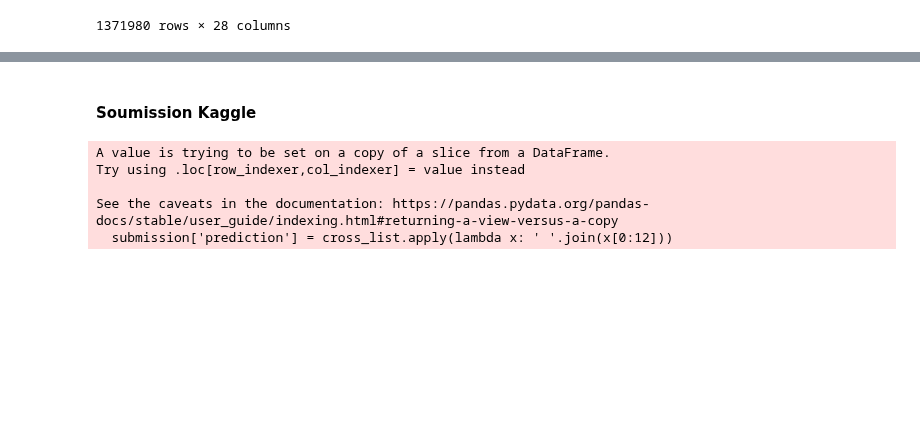
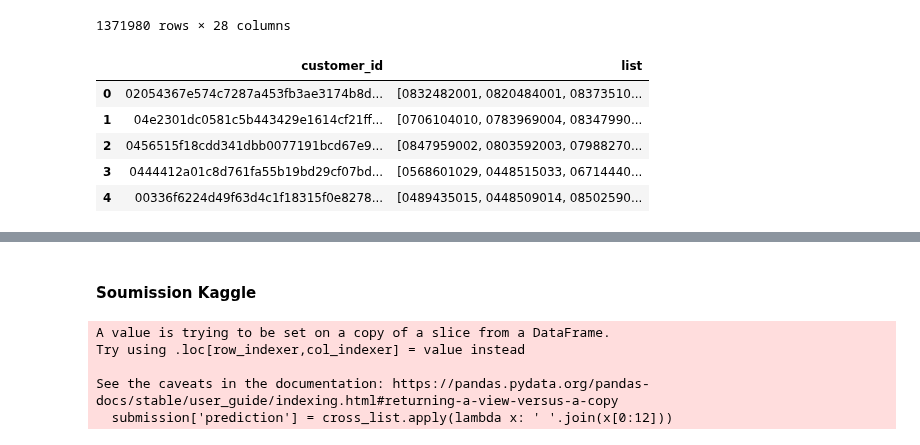
Before and after one commit to treb93/pyhm, a Jupyter notebook: 2-5 articles_shortlist.ipynb, the cells around one changed output, grey strips where cells are left out. Saved outputs shown, nothing was run; the diff lists cells and outputs as text; code cells hidden in the pictures; blank space fills up the shorter version.

```diff
--- a/2-5 articles_shortlist.ipynb
+++ b/2-5 articles_shortlist.ipynb
@@ -667,0 +647,10 @@ cross_list.to_pickle('pickles/cross_list.pkl')
+# %%
+pairs_list = pd.read_pickle("pickles/articles_pairs_list.pkl")
+pairs_list.head()
+# %% [output]
+|  | customer_id | list |
+| 0 | 02054367e574c7287a453fb3ae3174b8d... | [0832482001, 0820484001, 08373510... |
+| 1 | 04e2301dc0581c5b443429e1614cf21ff... | [0706104010, 0783969004, 08347990... |
+| 2 | 0456515f18cdd341dbb0077191bcd67e9... | [0847959002, 0803592003, 07988270... |
+| 3 | 0444412a01c8d761fa55b19bd29cf07bd... | [0568601029, 0448515033, 06714440... |
+| 4 | 00336f6224d49f63d4c1f18315f0e8278... | [0489435015, 0448509014, 08502590... |
```
Also changed, not shown: parts of 11 cells of this notebook, 5 other files.
